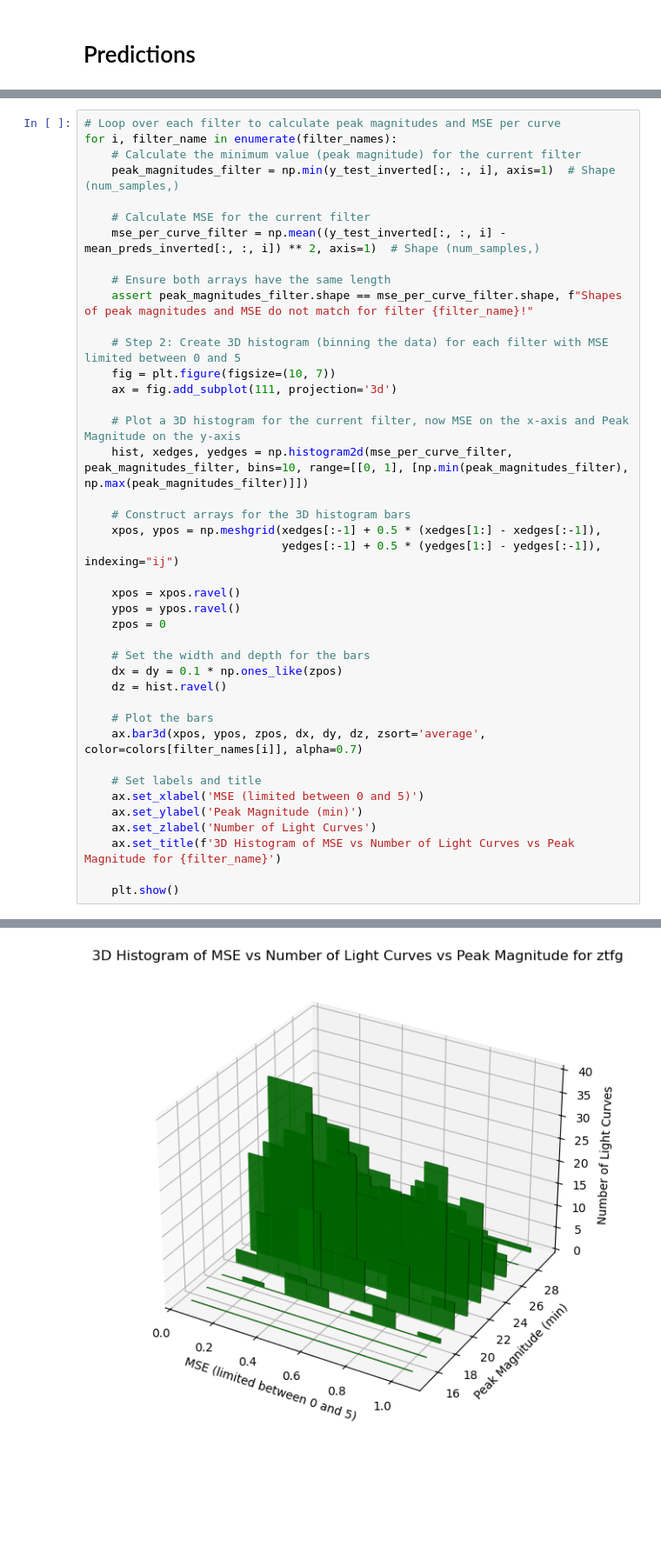
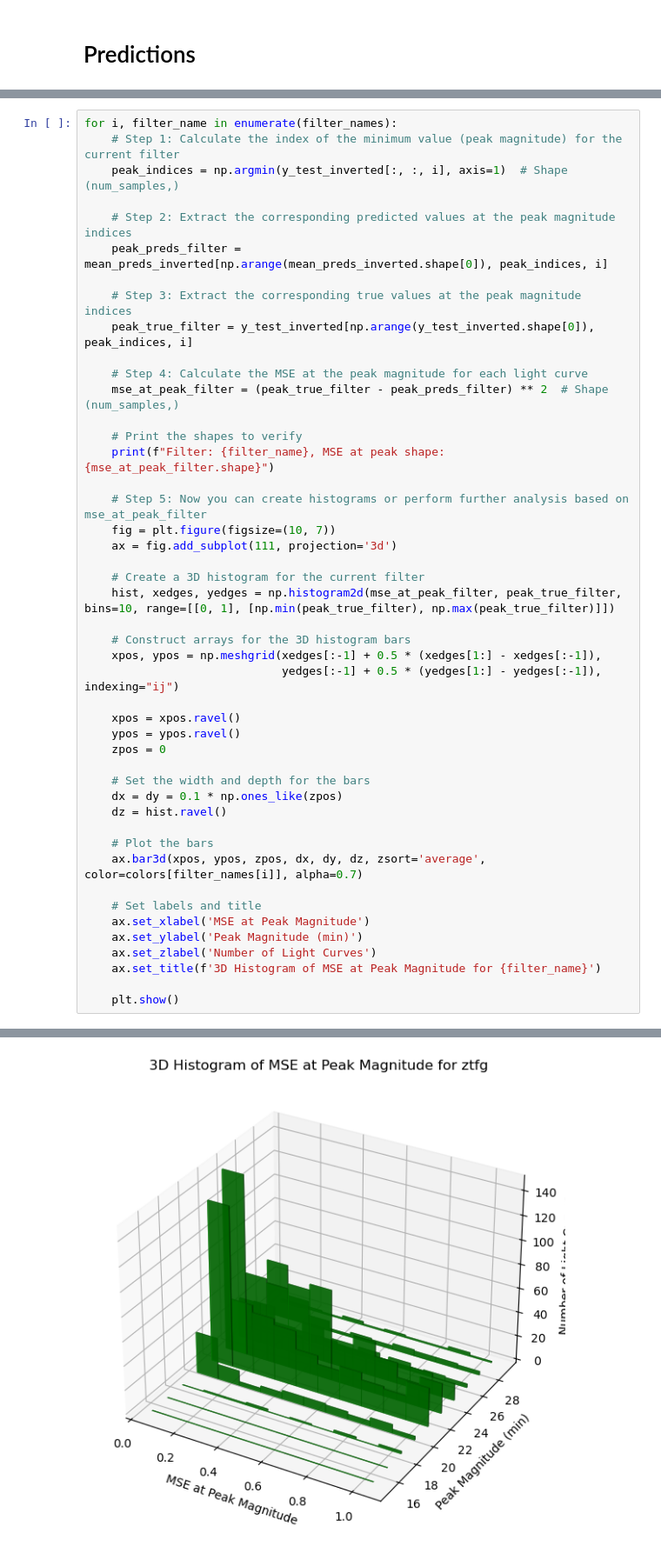
Before and after one commit to np699/BNS-NSBH-Regressor, a Jupyter notebook: LSTM Model.ipynb, the cells around one changed output, grey strips where cells are left out. Shown at 87% size. Cells and saved outputs as stored; diff of their text form; blank space fills up the shorter version.

```diff
--- a/LSTM Model.ipynb
+++ b/LSTM Model.ipynb
@@ -266,21 +266,26 @@ else:
 # %%
-# Loop over each filter to calculate peak magnitudes and MSE per curve
 for i, filter_name in enumerate(filter_names):
-    # Calculate the minimum value (peak magnitude) for the current filter
-    peak_magnitudes_filter = np.min(y_test_inverted[:, :, i], axis=1)  # Shape (num_samples,)
+    # Step 1: Calculate the index of the minimum value (peak magnitude) for the current filter
+    peak_indices = np.argmin(y_test_inverted[:, :, i], axis=1)  # Shape (num_samples,)
 
-    # Calculate MSE for the current filter
-    mse_per_curve_filter = np.mean((y_test_inverted[:, :, i] - mean_preds_inverted[:, :, i]) ** 2, axis=1)  # Shape (num_samples,)
+    # Step 2: Extract the corresponding predicted values at the peak magnitude indices
+    peak_preds_filter = mean_preds_inverted[np.arange(mean_preds_inverted.shape[0]), peak_indices, i]
 
-    # Ensure both arrays have the same length
-    assert peak_magnitudes_filter.shape == mse_per_curve_filter.shape, f"Shapes of peak magnitudes and MSE do not match for filter {filter_name}!"
+    # Step 3: Extract the corresponding true values at the peak magnitude indices
+    peak_true_filter = y_test_inverted[np.arange(y_test_inverted.shape[0]), peak_indices, i]
 
-    # Step 2: Create 3D histogram (binning the data) for each filter with MSE limited between 0 and 5
+    # Step 4: Calculate the MSE at the peak magnitude for each light curve
+    mse_at_peak_filter = (peak_true_filter - peak_preds_filter) ** 2  # Shape (num_samples,)
+
+    # Print the shapes to verify
+    print(f"Filter: {filter_name}, MSE at peak shape: {mse_at_peak_filter.shape}")
+
+    # Step 5: Now you can create histograms or perform further analysis based on mse_at_peak_filter
     fig = plt.figure(figsize=(10, 7))
     ax = fig.add_subplot(111, projection='3d')
 
-    # Plot a 3D histogram for the current filter, now MSE on the x-axis and Peak Magnitude on the y-axis
-    hist, xedges, yedges = np.histogram2d(mse_per_curve_filter, peak_magnitudes_filter, bins=10, range=[[0, 1], [np.min(peak_magnitudes_filter), np.max(peak_magnitudes_filter)]])
+    # Create a 3D histogram for the current filter
+    hist, xedges, yedges = np.histogram2d(mse_at_peak_filter, peak_true_filter, bins=10, range=[[0, 1], [np.min(peak_true_filter), np.max(peak_true_filter)]])
 
     # Construct arrays for the 3D histogram bars
     xpos, ypos = np.meshgrid(xedges[:-1] + 0.5 * (xedges[1:] - xedges[:-1]),
@@ -298,10 +303,10 @@ for i, filter_name in enumerate(filter_names):
     ax.bar3d(xpos, ypos, zpos, dx, dy, dz, zsort='average', color=colors[filter_names[i]], alpha=0.7)
 
     # Set labels and title
-    ax.set_xlabel('MSE (limited between 0 and 5)')
+    ax.set_xlabel('MSE at Peak Magnitude')
     ax.set_ylabel('Peak Magnitude (min)')
     ax.set_zlabel('Number of Light Curves')
-    ax.set_title(f'3D Histogram of MSE vs Number of Light Curves vs Peak Magnitude for {filter_name}')
+    ax.set_title(f'3D Histogram of MSE at Peak Magnitude for {filter_name}')
 
     plt.show()
 # %% [output]
@@ -308 +314 @@ for i, filter_name in enumerate(filter_names):
-[figure, old version]
+[figure, new version]
```
Also changed, not shown: parts of 5 cells of this notebook, 1 other file.
